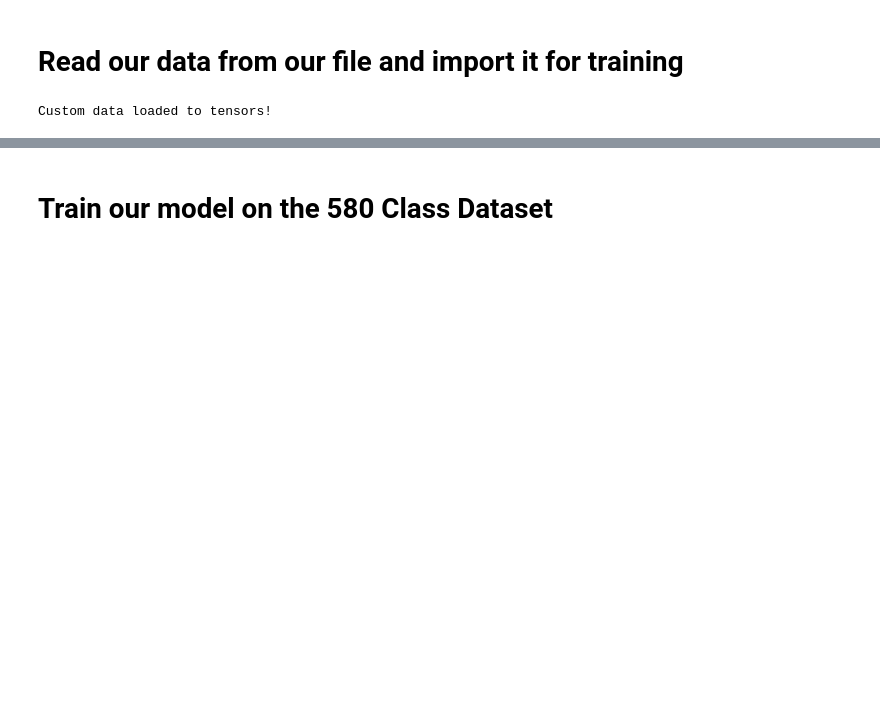
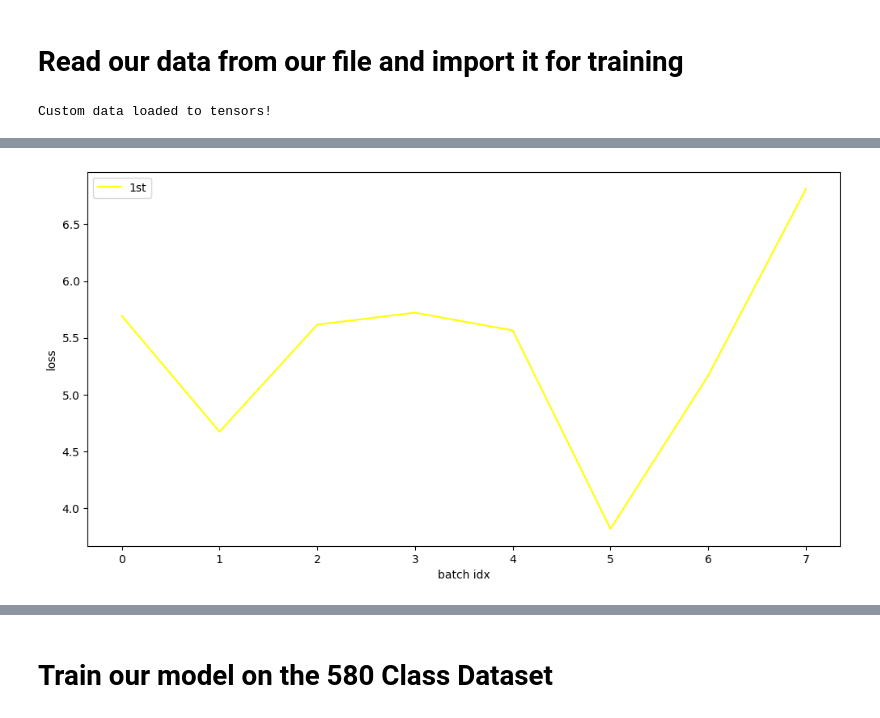
Before and after one commit to akleinecke/580_FinalProject_Fall24, a Jupyter notebook: Group 5 Final Project.ipynb, the cells around one changed output, grey strips where cells are left out. Saved outputs shown, nothing was run; the diff lists cells and outputs as text; code cells hidden in the pictures; blank space fills up the shorter version.

```diff
--- a/Group 5 Final Project.ipynb
+++ b/Group 5 Final Project.ipynb
@@ -909,7 +912,7 @@ Custom data loaded to tensors!
 # %%
 # Get the Class Data
 custom_dataset = TensorDataset(images_tensor, labels_tensor)
-custom_loader = DataLoader(custom_dataset, batch_size=64, shuffle=True)
+custom_loader = DataLoader(custom_dataset, batch_size=64, shuffle=False)
 
 model.train()
 losses = []
@@ -938,3 +941,4 @@ plt.xlabel('batch idx')
 plt.ylabel('loss')
 plt.legend()
 plt.show()
+# %% [output]
@@ -940,0 +946 @@ plt.show()
+[figure, added]
```
Also changed, not shown: parts of 6 cells of this notebook.
